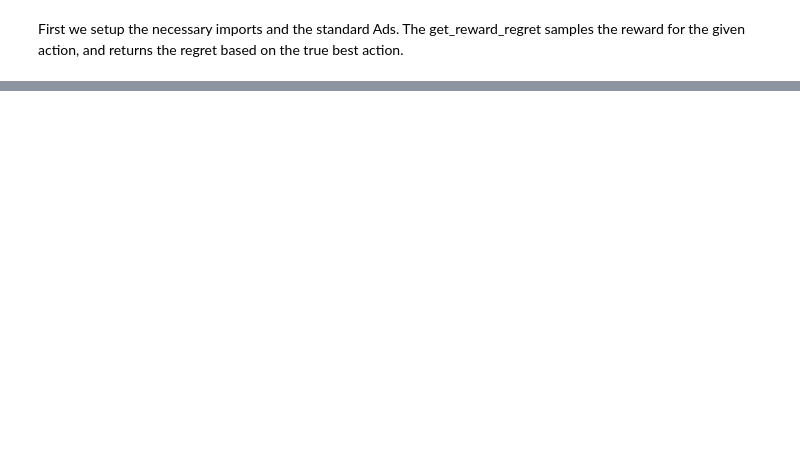
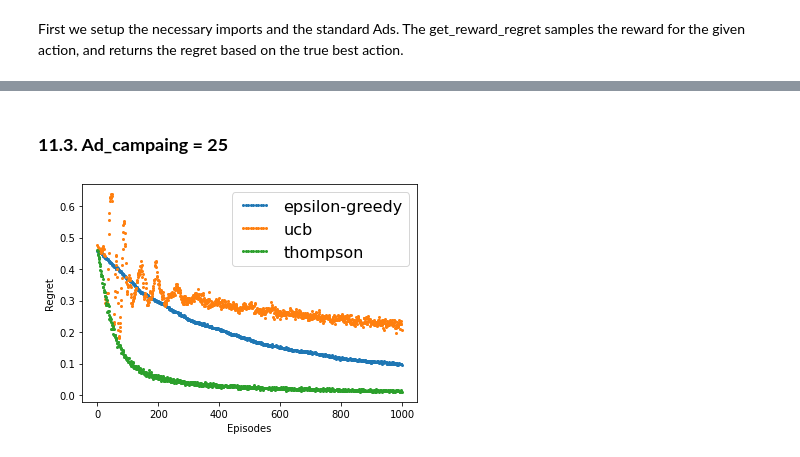
Before and after one commit to Abhishek-Gargha-Maheshwarappa/Reinforcement-Ad-Campaing-Optimization, a Jupyter notebook: AD_Campaing_modeling_with_Reinforcemnet_Learning.ipynb, the cells around one changed output, grey strips where cells are left out. Cells and saved outputs as stored; diff of their text form; code cells hidden in the pictures; blank space fills up the shorter version.

```diff
--- a/AD_Campaing_modeling_with_Reinforcemnet_Learning.ipynb
+++ b/AD_Campaing_modeling_with_Reinforcemnet_Learning.ipynb
@@ -320,0 +402,11 @@ experiment(ad_camp)
+# %% [markdown]
+### **11.3. Ad_campaing = 25**
+# %%
+# Experiment 3
+ad_camp = 25
+epsilon = 0.01
+ucb_c = 2
+stationary=True
+experiment(ad_camp)
+# %% [output]
+[figure, added]
```
Also changed, not shown: parts of 94 cells of this notebook.
